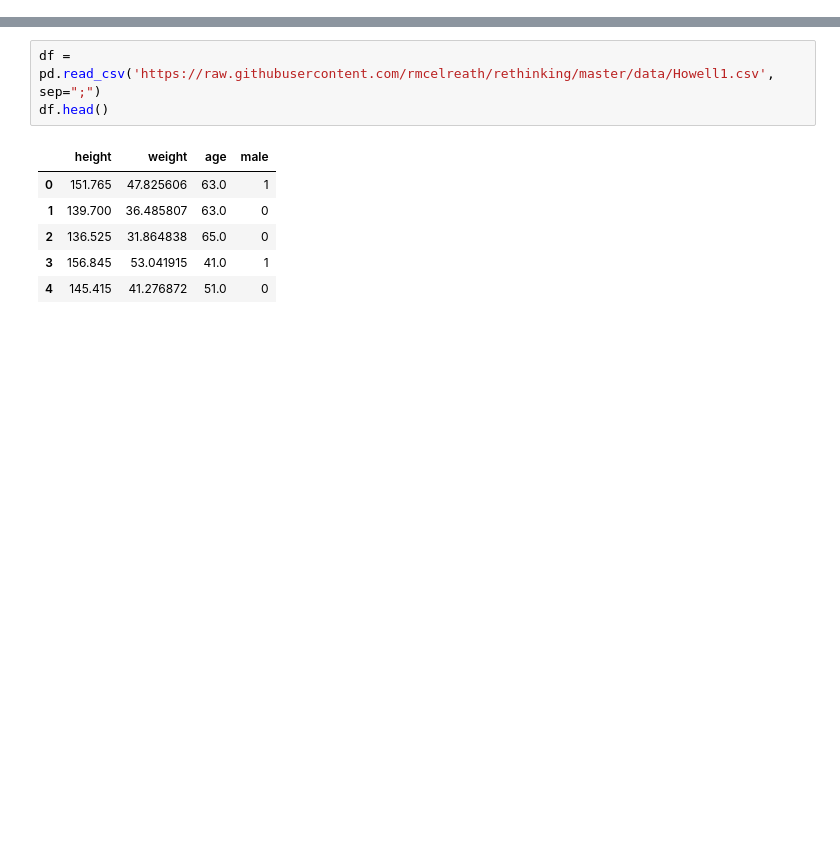
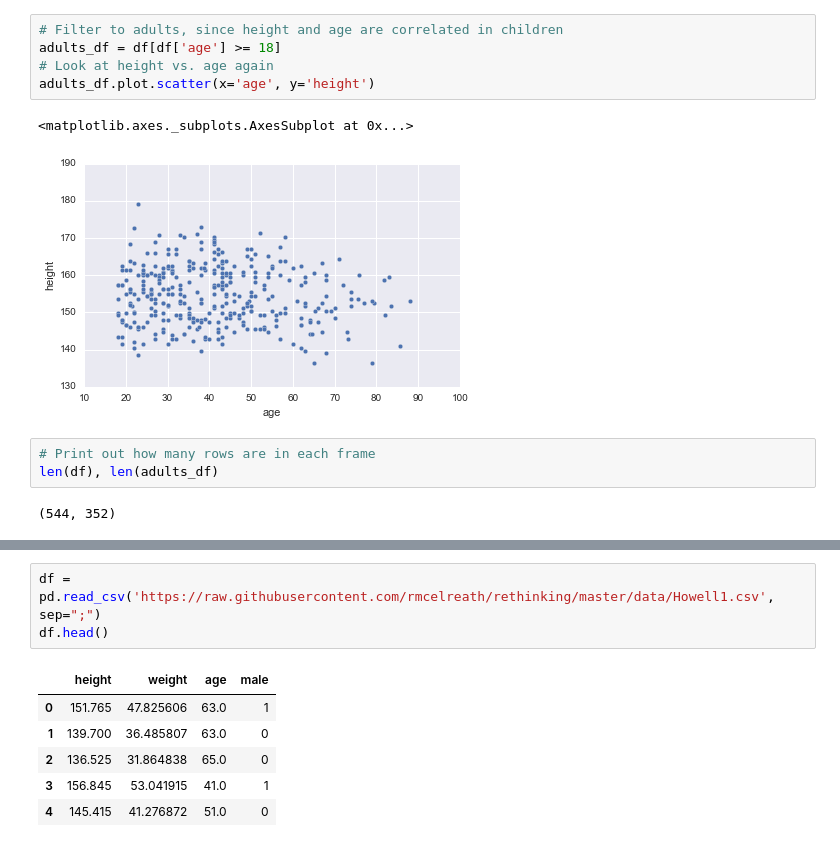
Before and after one commit to ciyer/pandas-intro, a Jupyter notebook: lessons/pandas-for-python-users.ipynb, the cells around one changed output, grey strips where cells are left out. Cells and saved outputs as stored; diff of their text form; blank space fills up the shorter version.

```diff
--- a/lessons/pandas-for-python-users.ipynb
+++ b/lessons/pandas-for-python-users.ipynb
@@ -16,0 +56,13 @@ The data are available in the github repository for the book: https://github.com
+# %%
+# Filter to adults, since height and age are correlated in children
+adults_df = df[df['age'] >= 18]
+# Look at height vs. age again
+adults_df.plot.scatter(x='age', y='height')
+# %% [output]
+<matplotlib.axes._subplots.AxesSubplot at 0x...>
+[figure, added]
+# %%
+# Print out how many rows are in each frame
+len(df), len(adults_df)
+# %% [output]
+(544, 352)
```
Also changed, not shown: parts of 25 cells of this notebook, 1 other file.
